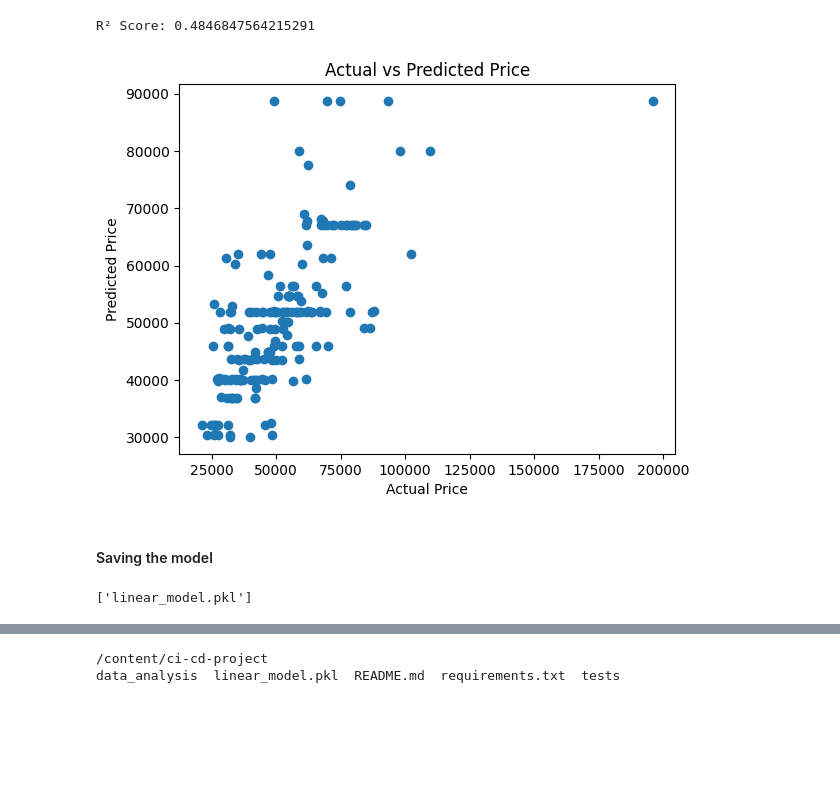
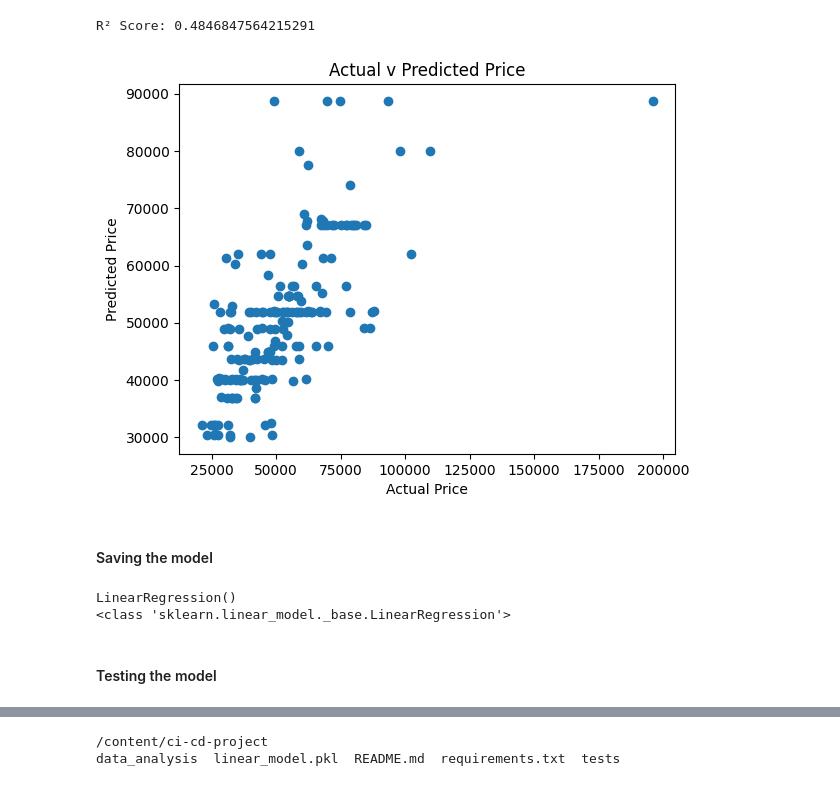
Before and after one commit to empt22/ci-cd-project, a Jupyter notebook: data_analysis/Kaggle_Cars_2024_Data_Summary.ipynb, the cells around one changed output, grey strips where cells are left out. Saved outputs shown, nothing was run; the diff lists cells and outputs as text; code cells hidden in the pictures; blank space fills up the shorter version.

```diff
--- a/data_analysis/Kaggle_Cars_2024_Data_Summary.ipynb
+++ b/data_analysis/Kaggle_Cars_2024_Data_Summary.ipynb
@@ -223,17 +221,17 @@ R² Score: 0.4846847564215291
 # %%
 import matplotlib.pyplot as plt
 plt.scatter(y_test, y_pred)
 plt.xlabel("Actual Price")
 plt.ylabel("Predicted Price")
-plt.title("Actual vs Predicted Price")
+plt.title("Actual v Predicted Price")
 plt.show()
 # %% [output]
-[figure, old version]
+[figure, new version]
 # %% [markdown]
 #### Saving the model
-# %%
-
-# Save the trained model
-joblib.dump(model, 'linear_model.pkl')
-# %% [output]
-['linear_model.pkl']
+# %%
+print(model)
+print(type(model))
+# %% [output]
+LinearRegression()
+<class 'sklearn.linear_model._base.LinearRegression'>
@@ -239,0 +250,2 @@ joblib.dump(model, 'linear_model.pkl')
+# %% [markdown]
+#### Testing the model
```
Also changed, not shown: parts of 16 cells of this notebook, 2 other files.
